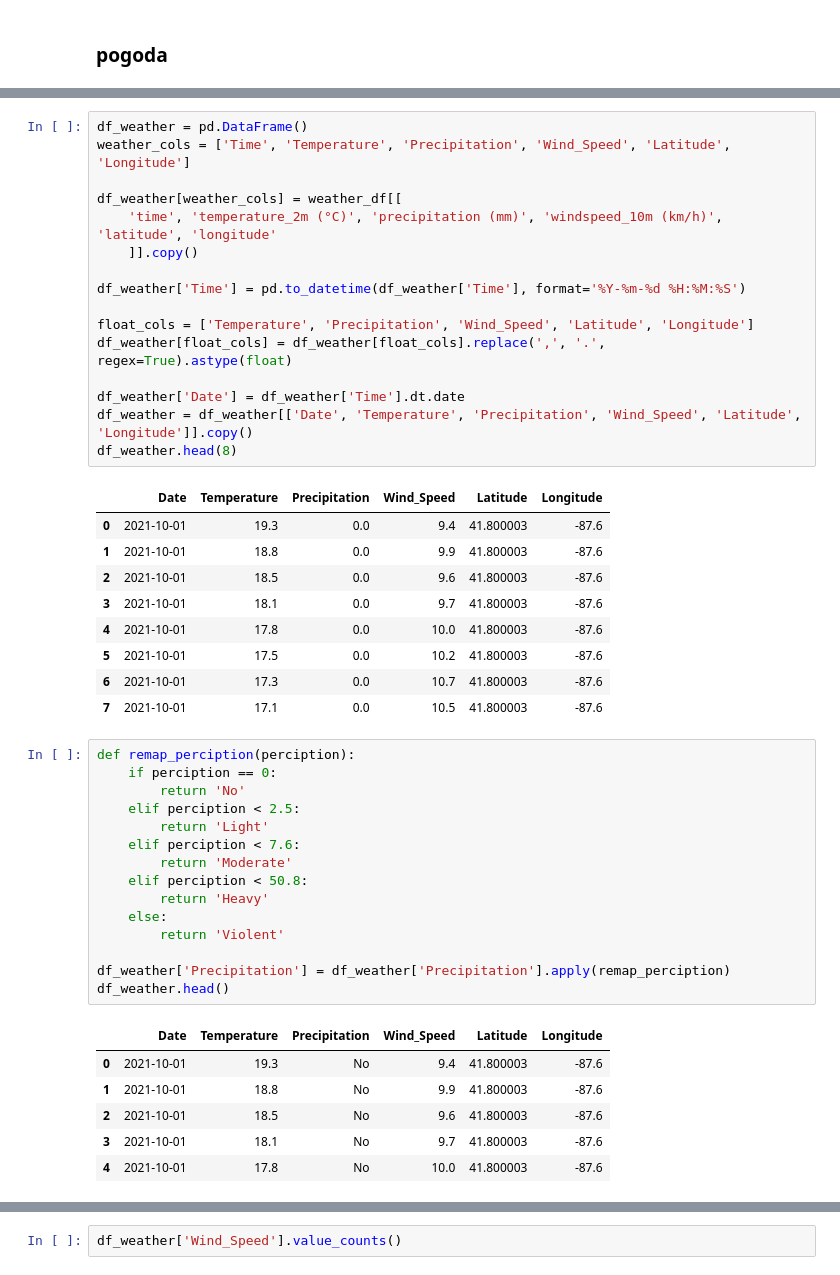
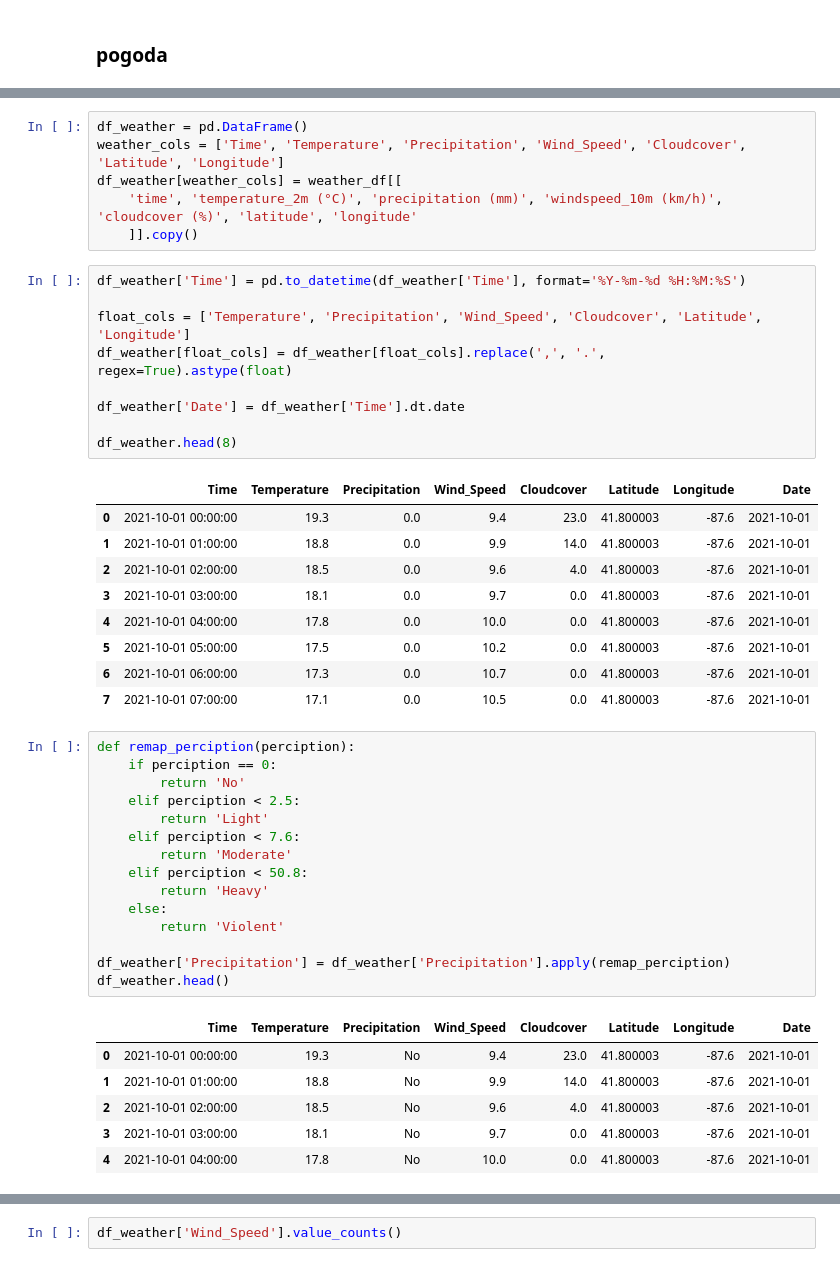
Before and after one commit to DamianZawolski/BIProject, a Jupyter notebook: notebooks/etl.ipynb, the cells around one changed output, grey strips where cells are left out. Cells and saved outputs as stored; diff of their text form.

```diff
--- a/notebooks/etl.ipynb
+++ b/notebooks/etl.ipynb
@@ -111,32 +111,31 @@ weather_df.head()
 | 2 | 2021-10-01T02:00 | 18,5 | 0 | 4.0 | 9,6 | 41,800003 | ... |
 | 3 | 2021-10-01T03:00 | 18,1 | 0 | 0.0 | 9,7 | 41,800003 | ... |
 | 4 | 2021-10-01T04:00 | 17,8 | 0 | 0.0 | 10 | 41,800003 | ... |
+# %%
+df_weather = pd.DataFrame()
+weather_cols = ['Time', 'Temperature', 'Precipitation', 'Wind_Speed', 'Cloudcover', 'Latitude', 'Longitude']
+df_weather[weather_cols] = weather_df[[
+    'time', 'temperature_2m (°C)', 'precipitation (mm)', 'windspeed_10m (km/h)', 'cloudcover (%)', 'latitude', 'longitude'
+    ]].copy()
 # %%
-df_weather = pd.DataFrame()
-weather_cols = ['Time', 'Temperature', 'Precipitation', 'Wind_Speed', 'Latitude', 'Longitude']
-
-df_weather[weather_cols] = weather_df[[
-    'time', 'temperature_2m (°C)', 'precipitation (mm)', 'windspeed_10m (km/h)', 'latitude', 'longitude'
-    ]].copy()
-
 df_weather['Time'] = pd.to_datetime(df_weather['Time'], format='%Y-%m-%d %H:%M:%S')
 
-float_cols = ['Temperature', 'Precipitation', 'Wind_Speed', 'Latitude', 'Longitude']
+float_cols = ['Temperature', 'Precipitation', 'Wind_Speed', 'Cloudcover', 'Latitude', 'Longitude']
 df_weather[float_cols] = df_weather[float_cols].replace(',', '.', regex=True).astype(float)
 
 df_weather['Date'] = df_weather['Time'].dt.date
-df_weather = df_weather[['Date', 'Temperature', 'Precipitation', 'Wind_Speed', 'Latitude', 'Longitude']].copy()
+
 df_weather.head(8)
 # %% [output]
-|  | Date | Temperature | Precipitation | Wind_Speed | Latitude | Longitude |
-| 0 | 2021-10-01 | 19.3 | 0.0 | 9.4 | 41.800003 | -87.6 |
-| 1 | 2021-10-01 | 18.8 | 0.0 | 9.9 | 41.800003 | -87.6 |
-| 2 | 2021-10-01 | 18.5 | 0.0 | 9.6 | 41.800003 | -87.6 |
-| 3 | 2021-10-01 | 18.1 | 0.0 | 9.7 | 41.800003 | -87.6 |
-| 4 | 2021-10-01 | 17.8 | 0.0 | 10.0 | 41.800003 | -87.6 |
-| 5 | 2021-10-01 | 17.5 | 0.0 | 10.2 | 41.800003 | -87.6 |
-| 6 | 2021-10-01 | 17.3 | 0.0 | 10.7 | 41.800003 | -87.6 |
-| 7 | 2021-10-01 | 17.1 | 0.0 | 10.5 | 41.800003 | -87.6 |
+|  | Time | Temperature | Precipitation | Wind_Speed | Cloudcover | Latitude | Longitude | Date |
+| 0 | 2021-10-01 00:00:00 | 19.3 | 0.0 | 9.4 | 23.0 | 41.800003 | -87.6 | 2021-10-01 |
+| 1 | 2021-10-01 01:00:00 | 18.8 | 0.0 | 9.9 | 14.0 | 41.800003 | -87.6 | 2021-10-01 |
+| 2 | 2021-10-01 02:00:00 | 18.5 | 0.0 | 9.6 | 4.0 | 41.800003 | -87.6 | 2021-10-01 |
+| 3 | 2021-10-01 03:00:00 | 18.1 | 0.0 | 9.7 | 0.0 | 41.800003 | -87.6 | 2021-10-01 |
+| 4 | 2021-10-01 04:00:00 | 17.8 | 0.0 | 10.0 | 0.0 | 41.800003 | -87.6 | 2021-10-01 |
+| 5 | 2021-10-01 05:00:00 | 17.5 | 0.0 | 10.2 | 0.0 | 41.800003 | -87.6 | 2021-10-01 |
+| 6 | 2021-10-01 06:00:00 | 17.3 | 0.0 | 10.7 | 0.0 | 41.800003 | -87.6 | 2021-10-01 |
+| 7 | 2021-10-01 07:00:00 | 17.1 | 0.0 | 10.5 | 0.0 | 41.800003 | -87.6 | 2021-10-01 |
 # %%
 def remap_perciption(perciption):
     if perciption == 0:
@@ -153,12 +152,12 @@ def remap_perciption(perciption):
 df_weather['Precipitation'] = df_weather['Precipitation'].apply(remap_perciption)
 df_weather.head()
 # %% [output]
-|  | Date | Temperature | Precipitation | Wind_Speed | Latitude | Longitude |
-| 0 | 2021-10-01 | 19.3 | No | 9.4 | 41.800003 | -87.6 |
-| 1 | 2021-10-01 | 18.8 | No | 9.9 | 41.800003 | -87.6 |
-| 2 | 2021-10-01 | 18.5 | No | 9.6 | 41.800003 | -87.6 |
-| 3 | 2021-10-01 | 18.1 | No | 9.7 | 41.800003 | -87.6 |
-| 4 | 2021-10-01 | 17.8 | No | 10.0 | 41.800003 | -87.6 |
+|  | Time | Temperature | Precipitation | Wind_Speed | Cloudcover | Latitude | Longitude | Date |
+| 0 | 2021-10-01 00:00:00 | 19.3 | No | 9.4 | 23.0 | 41.800003 | -87.6 | 2021-10-01 |
+| 1 | 2021-10-01 01:00:00 | 18.8 | No | 9.9 | 14.0 | 41.800003 | -87.6 | 2021-10-01 |
+| 2 | 2021-10-01 02:00:00 | 18.5 | No | 9.6 | 4.0 | 41.800003 | -87.6 | 2021-10-01 |
+| 3 | 2021-10-01 03:00:00 | 18.1 | No | 9.7 | 0.0 | 41.800003 | -87.6 | 2021-10-01 |
+| 4 | 2021-10-01 04:00:00 | 17.8 | No | 10.0 | 0.0 | 41.800003 | -87.6 | 2021-10-01 |
 # %%
 def remap_wind(wind):
     if wind < 1.6:
```
Also changed, not shown: parts of 3 cells of this notebook, 2 other files.
